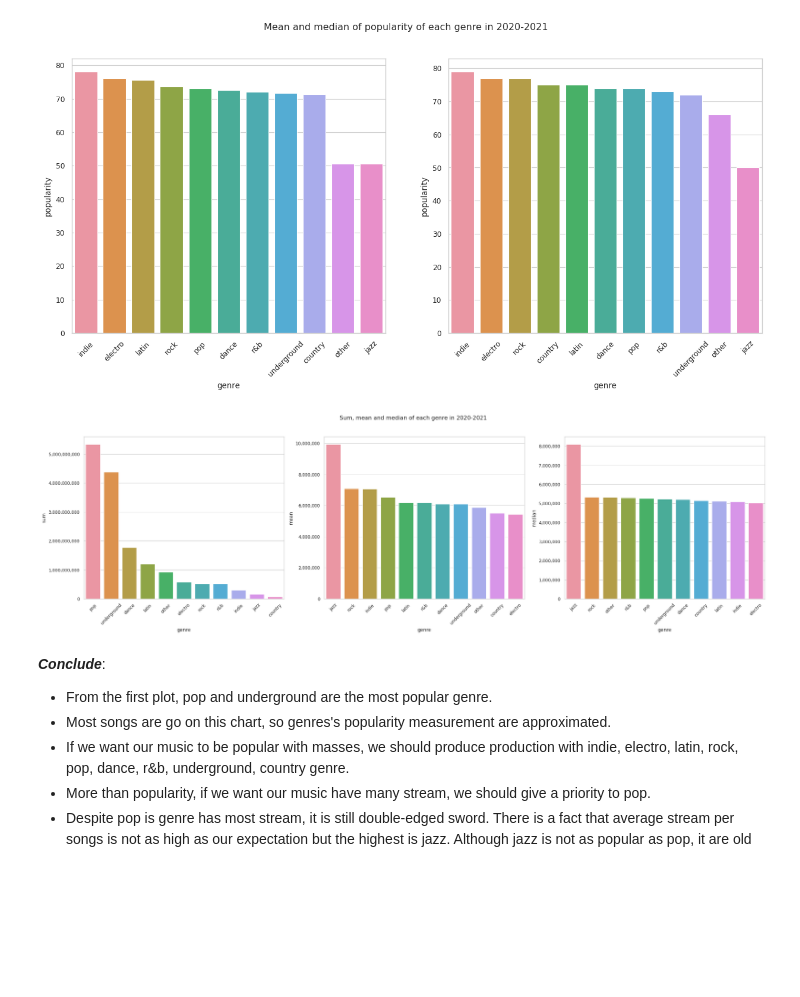
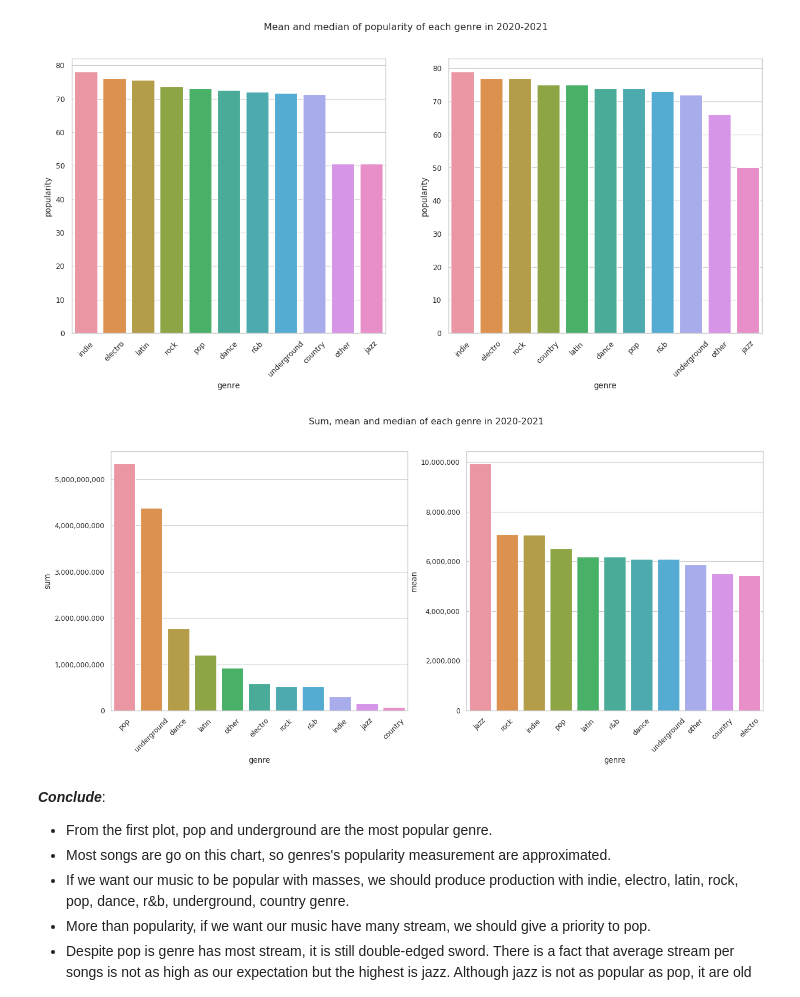
Before and after one commit to TrungTechh/HCMUS_CSC17104-Final-project, a Jupyter notebook: Final_project.ipynb, the cells around one changed output. Saved outputs shown, nothing was run; the diff lists cells and outputs as text; code cells hidden in the pictures; blank space fills up the shorter version.

Commit message:
delete a question, some useless plot

```diff
--- a/Final_project.ipynb
+++ b/Final_project.ipynb
@@ -644,19 +639,19 @@ plt.show()
 # %% [output]
 [figure]
 # %%
-genreStream = trend_df.groupby('genre', as_index=False).streams.agg(['sum', 'mean', 'median'])
+genreStream = trend_df.groupby('genre', as_index=False).streams.agg(['sum', 'mean'])
 
-fig, axes = plt.subplots(1, 3, figsize=(25, 6))
+fig, axes = plt.subplots(1, 2, figsize=(15, 6))
 for x, ax in zip(genreStream.columns, axes):
     sort_df = genreStream.sort_values(x, ascending=False)
     sns.barplot(x=sort_df.index, y=sort_df[x], ax=ax)
     ax.get_yaxis().set_major_formatter(matplotlib.ticker.FuncFormatter(lambda x, p: format(int(x), ',')))
     ax.tick_params('x', labelrotation=45)
 
 plt.suptitle("Sum, mean and median of each genre in 2020-2021")
 plt.show()
 # %% [output]
-[figure, old version]
+[figure, new version]
 # %% [markdown]
 ***Conclude***:
 
```
Also changed, not shown: parts of 16 cells of this notebook.
